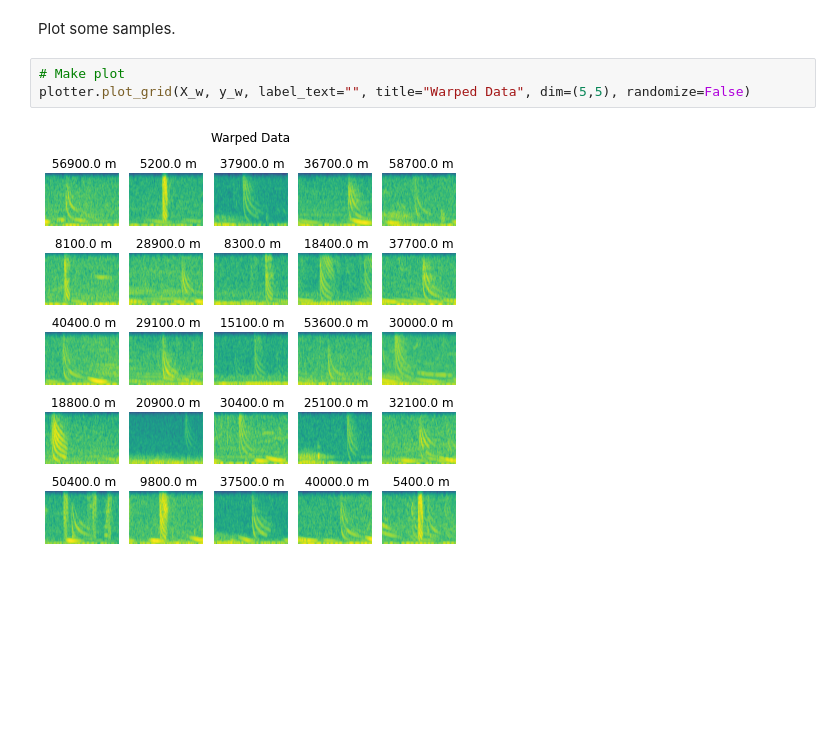
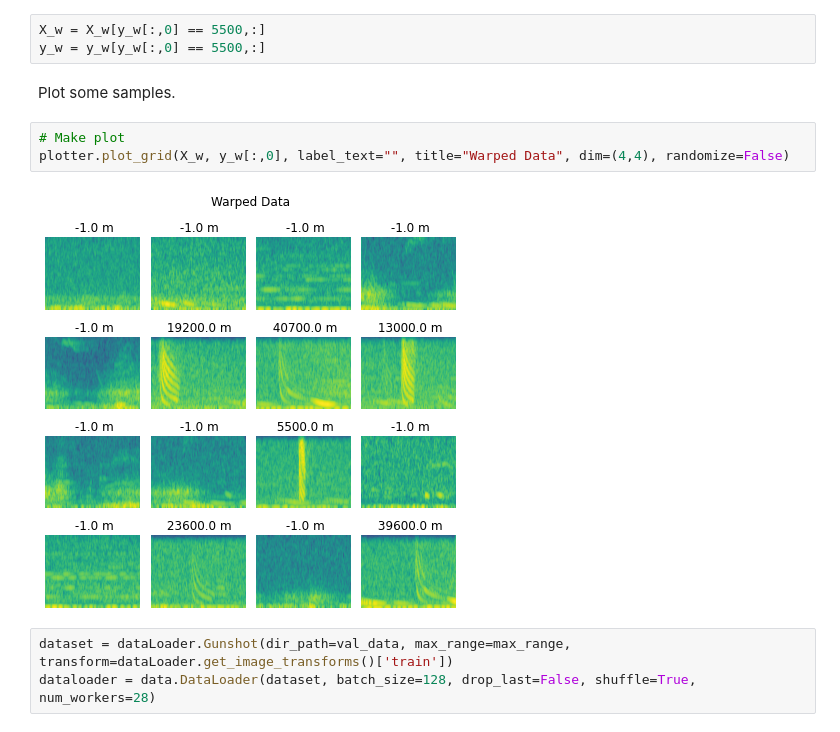
Before and after one commit to whoi-mars/detect_and_range, a Jupyter notebook: create_data.ipynb, the cells around one changed output. Cells and saved outputs as stored; diff of their text form; blank space fills up the shorter version.

```diff
--- a/create_data.ipynb
+++ b/create_data.ipynb
@@ -200,7 +185,13 @@ plotter.plot_grid(i.numpy(), l.numpy().squeeze(), label_text="", title="Warped D
+# %%
+X_w = X_w[y_w[:,0] == 5500,:]
+y_w = y_w[y_w[:,0] == 5500,:]
 # %% [markdown]
 Plot some samples.
 # %%
 # Make plot
-plotter.plot_grid(X_w, y_w, label_text="", title="Warped Data", dim=(5,5), randomize=False)
+plotter.plot_grid(X_w, y_w[:,0], label_text="", title="Warped Data", dim=(4,4), randomize=False)
 # %% [output]
-[figure, old version]
+[figure, new version]
+# %%
+dataset = dataLoader.Gunshot(dir_path=val_data, max_range=max_range, transform=dataLoader.get_image_transforms()['train'])
+dataloader = data.DataLoader(dataset, batch_size=128, drop_last=False, shuffle=True, num_workers=28)
```
Also changed, not shown: parts of 11 cells of this notebook, 1 other file.
